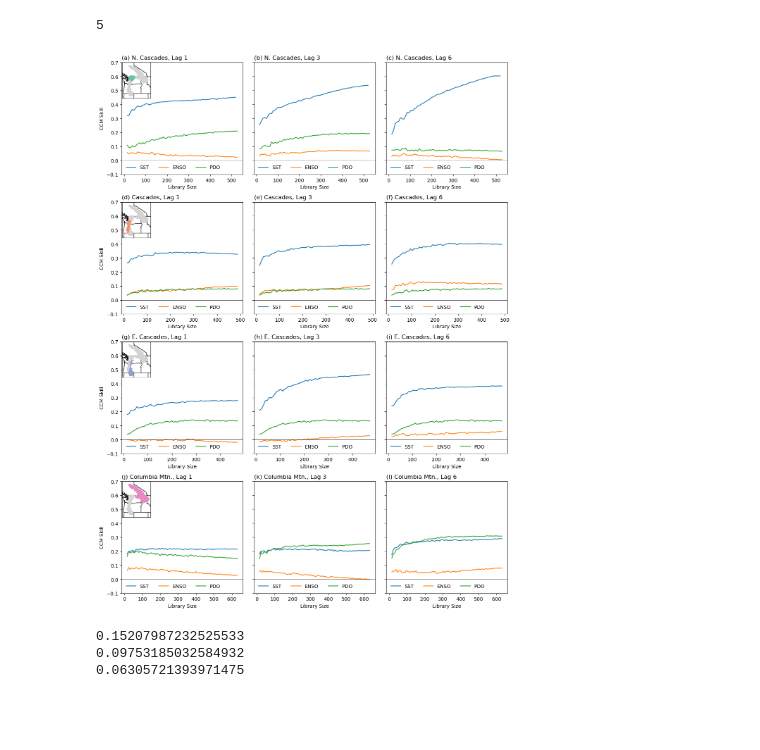
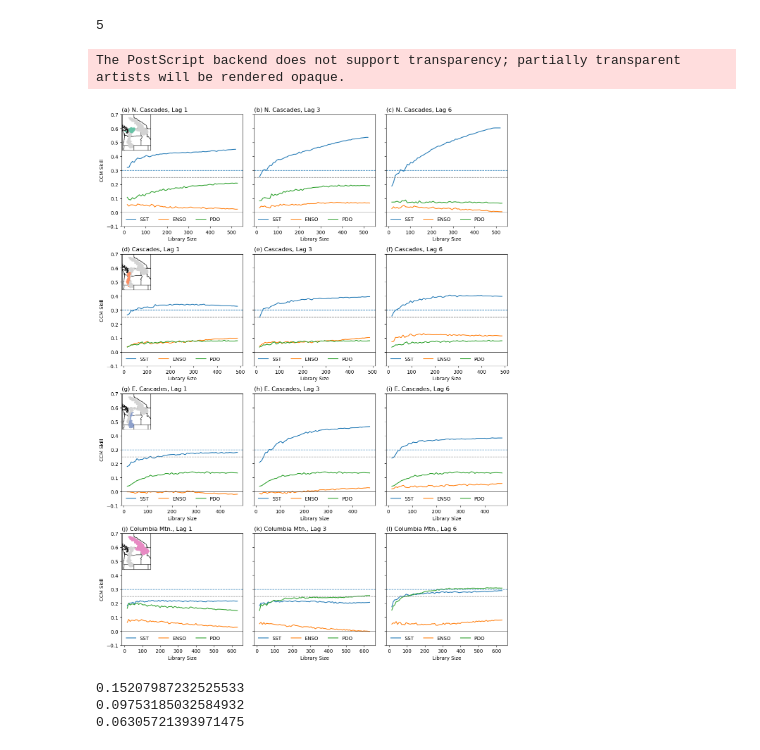
Before and after one commit to heyjoekim/causal_snow_proj, a Jupyter notebook: analysis/analysis_part2.ipynb, the cells around one changed output. Drawn from its saved outputs; the diff is of its cells as text; code cells hidden in the pictures; blank space fills up the shorter version.

```diff
--- a/analysis/analysis_part2.ipynb
+++ b/analysis/analysis_part2.ipynb
@@ -953,41 +836,67 @@ ax10.legend(ncols=3, loc='lower left', frameon=False)
 ax11.legend(ncols=3, loc='lower left', frameon=False)
 ax12.legend(ncols=3, loc='lower left', frameon=False)
 
+ax1.axhline(0.3, color='tab:blue', lw=1, ls='--')
+ax1.axhline(0.25, color='grey', lw=1, ls='--')
+ax2.axhline(0.3, color='tab:blue', lw=1, ls='--')
+ax2.axhline(0.25, color='grey', lw=1, ls='--')
+ax3.axhline(0.3, color='tab:blue', lw=1, ls='--')
+ax3.axhline(0.25, color='grey', lw=1, ls='--')
+ax4.axhline(0.3, color='tab:blue', lw=1, ls='--')
+ax4.axhline(0.25, color='grey', lw=1, ls='--')
+ax5.axhline(0.3, color='tab:blue', lw=1, ls='--')
+ax5.axhline(0.25, color='grey', lw=1, ls='--')
+ax6.axhline(0.3, color='tab:blue', lw=1, ls='--')
+ax6.axhline(0.25, color='grey', lw=1, ls='--')
+ax7.axhline(0.3, color='tab:blue', lw=1, ls='--')
+ax7.axhline(0.25, color='grey', lw=1, ls='--')
+ax8.axhline(0.3, color='tab:blue', lw=1, ls='--')
+ax8.axhline(0.25, color='grey', lw=1, ls='--')
+ax9.axhline(0.3, color='tab:blue', lw=1, ls='--')
+ax9.axhline(0.25, color='grey', lw=1, ls='--')
+ax10.axhline(0.3, color='tab:blue', lw=1, ls='--')
+ax10.axhline(0.25, color='grey', lw=1, ls='--')
+ax11.axhline(0.3, color='tab:blue', lw=1, ls='--')
+ax11.axhline(0.25, color='grey', lw=1, ls='--')
+ax12.axhline(0.3, color='tab:blue', lw=1, ls='--')
+ax12.axhline(0.25, color='grey', lw=1, ls='--')
+
 ax1.axhline(0, color='k', lw=0.5)
 ax2.axhline(0, color='k', lw=0.5)
 ax3.axhline(0, color='k', lw=0.5)
 ax4.axhline(0, color='k', lw=0.5)
 ax5.axhline(0, color='k', lw=0.5)
 ax6.axhline(0, color='k', lw=0.5)
 ax7.axhline(0, color='k', lw=0.5)
 ax8.axhline(0, color='k', lw=0.5)
 ax9.axhline(0, color='k', lw=0.5)
 ax10.axhline(0, color='k', lw=0.5)
 ax11.axhline(0, color='k', lw=0.5)
 ax12.axhline(0, color='k', lw=0.5)
 
 c_Set2 = ['#66c2a5', '#fc8d62', '#8da0cb', '#e78ac3']
 
 for i, a in enumerate([ax1, ax4, ax7, ax10]):
     coast_ecos = ['North Cascades', 'Cascades', 'Eastern Cascades Slopes and Foothills','Columbia Mountains/Northern Rockies']
     inset_ax = inset_axes(a, width="24%", height="32%", loc='upper left',
                               axes_class=cartopy.mpl.geoaxes.GeoAxes,
                               axes_kwargs=dict(
                                   map_projection=ccrs.PlateCarree()), borderpad=0)
     plotting = coast_ecos.pop(i)
     # [-130, -113, 40, 55], crs=ccrs.PlateCarree()
     inset_ax.set_extent([-125, -113, 40, 55], crs=ccrs.PlateCarree())
     inset_ax.coastlines(resolution='50m', color='black', linewidth=0.5)
     inset_ax.add_feature(cfeature.STATES, alpha=0.5)
     # wus_eco[wus_eco['NA_L3NAME'].isin(coast_ecos)].boundary.plot(ax=inset_ax, color='black', alpha=0.5)
     wus_eco[wus_eco['NA_L3NAME'].isin(coast_ecos)].plot(ax=inset_ax, transform=crs, color='lightgrey', zorder=2)
     inset_ax.add_geometries(wus_eco[wus_eco['NA_L3NAME']==plotting]['geometry'],
                             crs=ccrs.PlateCarree(), color=c_Set2[i])
 
 plt.tight_layout()
-# plt.savefig(pub_dir_main+'fig3a_3l.eps', bbox_inches='tight', facecolor='w')
+plt.savefig(pub_dir_main+'fig3a_3l.eps', bbox_inches='tight', facecolor='w')
 # %% [output]
+The PostScript backend does not support transparency; partially transparent artists will be rendered opaque.
-[figure, old version]
+[figure, new version]
 # %%
 def ccm_projections(ccm_obj):
     ccm_obj.RevMap.FindNeighbors()
```
Also changed, not shown: parts of 9 cells of this notebook, 5 other files.
